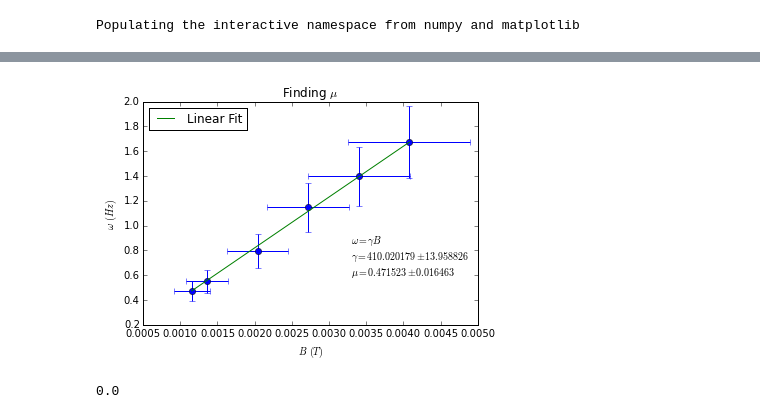
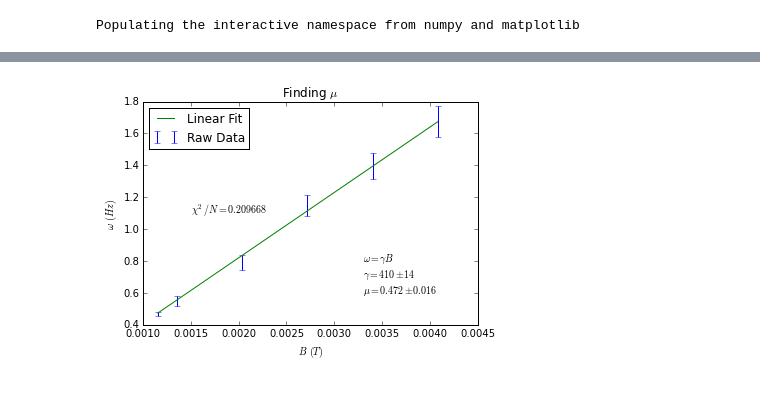
Before and after one commit to bzcheeseman/phys211, a Jupyter notebook: ESR/Untitled.ipynb, the cells around one changed output, grey strips where cells are left out. Cells and saved outputs as stored; diff of their text form; code cells hidden in the pictures.

```diff
--- a/ESR/Untitled.ipynb
+++ b/ESR/Untitled.ipynb
@@ -45,43 +45,48 @@ plt.savefig("rmgvsmub_run1.pdf")
 # %%
 omega = np.divide(2*np.pi, [np.mean([12.8, 14.15, 12.13, 14.08, 13.60]), 11.41, 7.93, 5.48, 4.5, 3.75])
 B = np.multiply(1.36e-3, [.85, 1, 1.5, 2, 2.5, 3])
-omega_err = np.divide(1.08, [np.mean([12.8, 14.15, 12.13, 14.08, 13.60]), 11.41, 7.93, 5.48, 4.5, 3.75])
-B_err = np.multiply(np.sqrt( np.power(np.multiply(np.ones_like(B), .2),2)
-                         +np.power(np.divide(.05, [.85, 1, 1.5, 2, 2.5, 3]), 2)), B)
+
+sigma = np.std([12.8, 14.15, 12.13, 14.08, 13.60])
+mu = np.mean([12.8, 14.15, 12.13, 14.08, 13.60])
+T = np.array([mu, 11.41, 7.93, 5.48, 4.5, 3.75])
+T_err = np.array([sigma/np.sqrt(5), T[1]*(sigma/mu), T[2]*(sigma/mu), T[3]*(sigma/mu), T[4]*(sigma/mu), T[5]*(sigma/mu)])
+
+omega_err = (T_err/T)*omega
+
 L = .00115
 dL = 1e-6
 
 def lin(x, *p):
     return p[0]*x
 
 p, V = curve_fit(lin, B, omega, p0 = [.2])
 
 yFit = lin(B, *p)
 
 data = np.transpose(vstack((omega, omega_err, B, B_err)))
 
 head = "omega \t delta_omega \t B \t delta_B"
 
-os.chdir("/users/aman/desktop")
+os.chdir("/users/aman/desktop/phys211/esr/data")
 
 np.savetxt("magnetic_moment_run2.tsv", data, delimiter="\t", header = head)
 
+os.chdir("/users/aman/desktop")
 
-errorbar(B, omega, xerr = B_err, yerr = omega_err, fmt = 'o')
+chisq = np.sum( (yFit - omega)**2/omega_err**2 )/len(omega)
+
+errorbar(B, omega, yerr = omega_err, fmt = 'o', ms = .1, label = "Raw Data")
 plot(B, yFit, label = "Linear Fit")
 ylabel("$\omega \, (Hz)$")
 xlabel("$B \, (T)$")
 title("Finding $\mu$")
 text(0.0033,0.6, "$\omega = \gamma B$"\
          "\n"\
-        "$\gamma = %f\pm %f$"\
+        "$\gamma = %.0f\pm %.0f$"\
          "\n"\
-        "$\mu = %f \pm %f$"% (p[0], V[0,0], p[0]*L, (V[0,0]/p[0] + dL/L)*p[0]*L))
+        "$\mu = %.3f \pm %.3f$"% (p[0], V[0,0], p[0]*L, (V[0,0]/p[0] + dL/L)*p[0]*L))
+text(.0015, 1.1, "$\chi^2/N = %f$" % chisq)
 plt.legend(loc = 0)
-plt.savefig("rmgvsmub_run2.pdf")
+plt.savefig("/users/aman/desktop/phys211/esr/plots/omegavsB.pdf")
 # %% [output]
-[figure, old version]
+[figure, new version]
-# %%
-(2/5*(.0269**2)*2*np.pi*4.6)**2 + (1/5*1.37*.0269*2*np.pi*4.6*1e-4)**2 + (2/5*1.37*.0269**2*.1)**2
-# %% [output]
-0.0
```
Also changed, not shown: parts of 3 cells of this notebook, 10 other files.
